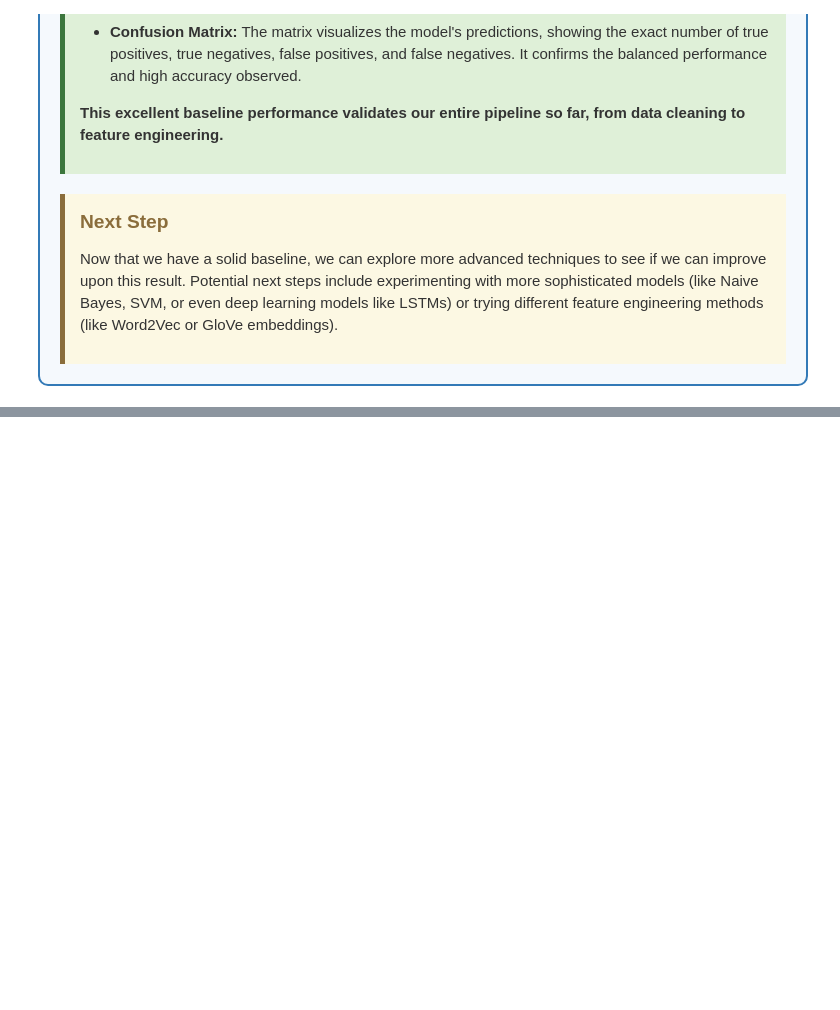
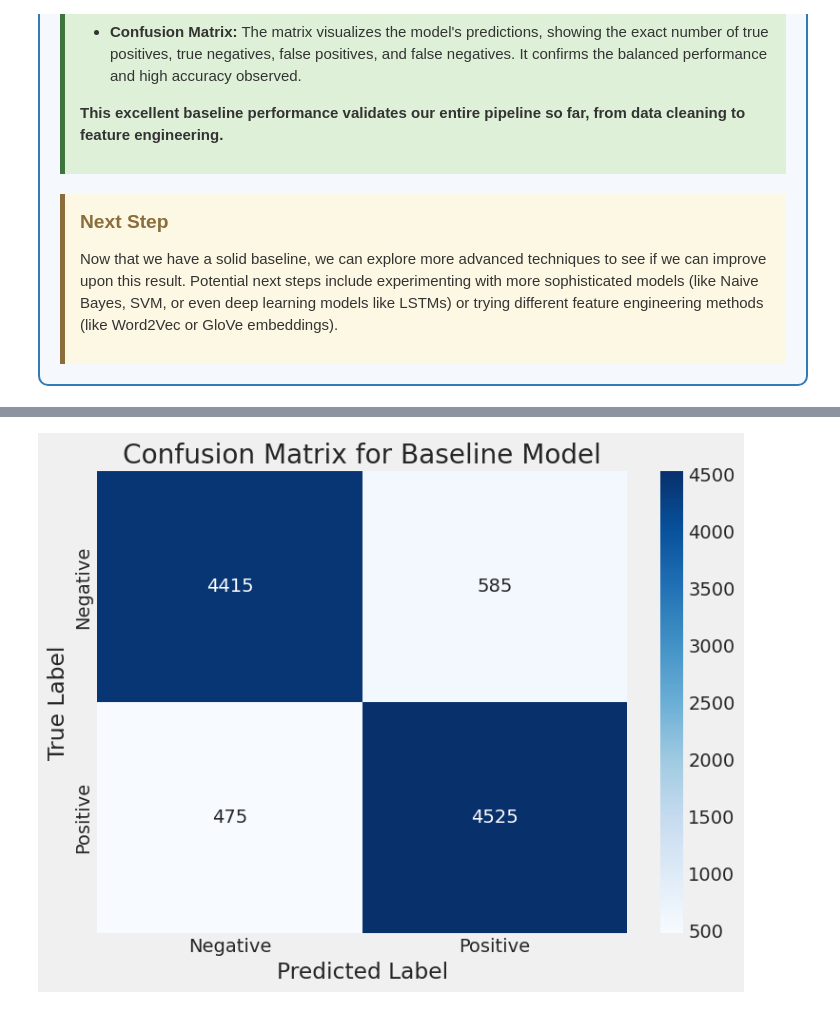
Before and after one commit to alabhastam/IMDB-sentiment, a Jupyter notebook: main.ipynb, the cells around one changed output, grey strips where cells are left out. Saved outputs shown, nothing was run; the diff lists cells and outputs as text; code cells hidden in the pictures; blank space fills up the shorter version.

```diff
--- a/main.ipynb
+++ b/main.ipynb
@@ -487,3 +487,76 @@ plt.show()
         </p>
     </div>
 </div>
+# %%
+# Import necessary libraries
+from sklearn.model_selection import train_test_split
+from sklearn.feature_extraction.text import TfidfVectorizer
+from sklearn.linear_model import LogisticRegression
+from sklearn.metrics import classification_report, accuracy_score, confusion_matrix
+import seaborn as sns
+import matplotlib.pyplot as plt
+
+# ----------------- Step 1: Prepare Data -----------------
+# Define features (X) and target (y)
+# We use the 'cleaned_review' column we created in the previous step
+X = df['cleaned_review']
+y = df['sentiment']
+
+# Split the data into training and testing sets (80% train, 20% test)
+# stratify=y ensures that the proportion of positive/negative reviews is the same in train and test sets
+X_train, X_test, y_train, y_test = train_test_split(X, y, test_size=0.2, random_state=42, stratify=y)
+
+print(f"Training set shape: {X_train.shape}")
+print(f"Testing set shape: {X_test.shape}")
+
+# ----------------- Step 2: Feature Engineering (TF-IDF Vectorization) -----------------
+# Initialize the TF-IDF Vectorizer
+# We can set max_features to limit the vocabulary size and prevent memory issues.
+# 20,000 is a good starting point.
+tfidf_vectorizer = TfidfVectorizer(max_features=20000)
+
+# Fit the vectorizer on the training data and transform it
+X_train_tfidf = tfidf_vectorizer.fit_transform(X_train)
+
+# Transform the test data using the already fitted vectorizer
+X_test_tfidf = tfidf_vectorizer.transform(X_test)
+
+print(f"\nShape of TF-IDF matrix for training data: {X_train_tfidf.shape}")
+print(f"Shape of TF-IDF matrix for testing data: {X_test_tfidf.shape}")
+
+
+# ----------------- Step 3: Build and Train Baseline Model (Logistic Regression) -----------------
+# Initialize the Logistic Regression model
+# solver='liblinear' is good for smaller datasets; C is the regularization parameter.
+baseline_model = LogisticRegression(solver='liblinear', random_state=42)
+
+# Train the model on the TF-IDF transformed training data
+print("\nTraining the Logistic Regression model...")
+baseline_model.fit(X_train_tfidf, y_train)
+print("Training complete.")
+
+
+# ----------------- Step 4: Evaluate the Baseline Model -----------------
+# Make predictions on the test data
+y_pred = baseline_model.predict(X_test_tfidf)
+
+# Calculate accuracy
+accuracy = accuracy_score(y_test, y_pred)
+print(f"\nBaseline Model Accuracy: {accuracy:.4f}")
+
+# Print the detailed classification report
+print("\nClassification Report:")
+print(classification_report(y_test, y_pred))
+
+# Generate and plot the confusion matrix
+print("\nConfusion Matrix:")
+cm = confusion_matrix(y_test, y_pred)
+plt.figure(figsize=(8, 6))
+sns.heatmap(cm, annot=True, fmt='d', cmap='Blues',
+            xticklabels=['Negative', 'Positive'],
+            yticklabels=['Negative', 'Positive'])
+plt.xlabel('Predicted Label')
+plt.ylabel('True Label')
+plt.title('Confusion Matrix for Baseline Model')
+plt.show()
+# %% [output]
@@ -489,0 +580 @@ plt.show()
+[figure, added]
```
Also changed, not shown: parts of 9 cells of this notebook.
